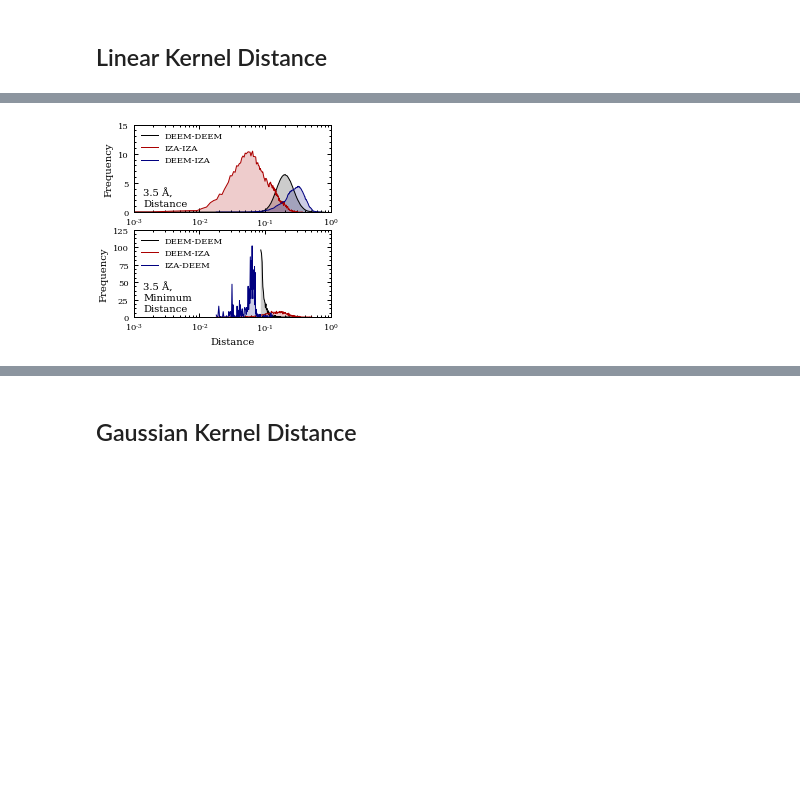
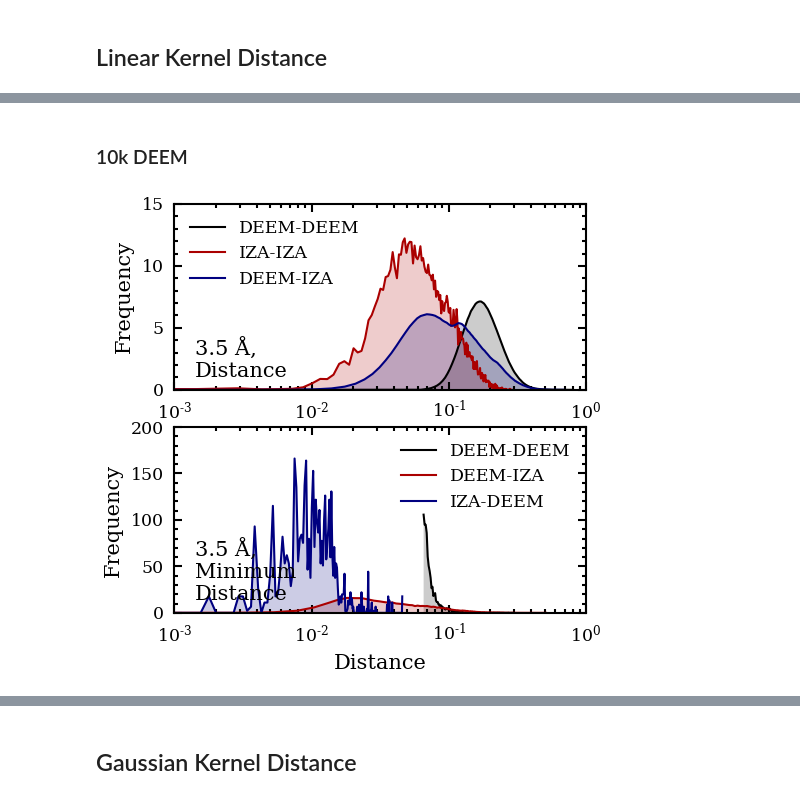
Before and after one commit to bhelfrecht/zeolites_iza-deem, a Jupyter notebook: Scripts/distanceHistograms.ipynb, the cells around one changed output, grey strips where cells are left out. Cells and saved outputs as stored; diff of their text form; code cells hidden in the pictures; blank space fills up the shorter version.

```diff
--- a/Scripts/distanceHistograms.ipynb
+++ b/Scripts/distanceHistograms.ipynb
@@ -80,13 +242,15 @@ plt.show()
+# %% [markdown]
+### 10k DEEM
 # %%
 # Load FPS-selected DEEM and IZA histograms, 3.5 A SOAP cutoff
 
-distDD = np.loadtxt('../Processed_Data/IZAonDEEM_10k/Histograms/SOAP/3.5/Linear/FPS/distAA.hist', unpack=True)
-distII = np.loadtxt('../Processed_Data/IZAonDEEM_10k/Histograms/SOAP/3.5/Linear/FPS/distBB.hist', unpack=True)
-distDI = np.loadtxt('../Processed_Data/IZAonDEEM_10k/Histograms/SOAP/3.5/Linear/FPS/distAB.hist', unpack=True)
+distDD = np.loadtxt('../Processed_Data/IZA_OPTonDEEM_10k/Histograms/SOAP/3.5/Linear/FPS/distAA.hist', unpack=True)
+distII = np.loadtxt('../Processed_Data/IZA_OPTonDEEM_10k/Histograms/SOAP/3.5/Linear/FPS/distBB.hist', unpack=True)
+distDI = np.loadtxt('../Processed_Data/IZA_OPTonDEEM_10k/Histograms/SOAP/3.5/Linear/FPS/distAB.hist', unpack=True)
 
-minDistDD = np.loadtxt('../Processed_Data/IZAonDEEM_10k/Histograms/SOAP/3.5/Linear/FPS/minDistAA.hist', unpack=True)
-minDistDI = np.loadtxt('../Processed_Data/IZAonDEEM_10k/Histograms/SOAP/3.5/Linear/FPS/minDistAB.hist', unpack=True)
-minDistID = np.loadtxt('../Processed_Data/IZAonDEEM_10k/Histograms/SOAP/3.5/Linear/FPS/minDistBA.hist', unpack=True)
+minDistDD = np.loadtxt('../Processed_Data/IZA_OPTonDEEM_10k/Histograms/SOAP/3.5/Linear/FPS/minDistAA.hist', unpack=True)
+minDistDI = np.loadtxt('../Processed_Data/IZA_OPTonDEEM_10k/Histograms/SOAP/3.5/Linear/FPS/minDistAB.hist', unpack=True)
+minDistID = np.loadtxt('../Processed_Data/IZA_OPTonDEEM_10k/Histograms/SOAP/3.5/Linear/FPS/minDistBA.hist', unpack=True)
 
 figHist = plt.figure(figsize=(3.54, 3.54))
 axsDist = figHist.add_subplot(2, 1, 1)
@@ -98,37 +262,38 @@ for i in [axsDist, axsMinDist]:
 axsMinDist.set_xlabel('Distance')
 axsDist.set_ylim([0.0, 15.0])
 axsDist.set_xlim([0.001, 1.0])
-axsMinDist.set_ylim([0.0, 125.0])
+axsMinDist.set_ylim([0.0, 200.0])
 axsMinDist.set_xlim([0.001, 1.0])
 axsMinDist.set_xscale('log')
 axsDist.set_xscale('log')
 
 axsDist.plot(distDD[0], distDD[1], label='DEEM-DEEM')
 axsDist.plot(distII[0], distII[1], label='IZA-IZA')
 axsDist.plot(distDI[0], distDI[1], label='DEEM-IZA')
 axsDist.fill_between(distDD[0], distDD[1], alpha=0.2)
 axsDist.fill_between(distII[0], distII[1], alpha=0.2)
 axsDist.fill_between(distDI[0], distDI[1], alpha=0.2)
 axsDist.text(0.05, 0.05, u'3.5 \u00c5,\nDistance', horizontalalignment='left', verticalalignment='bottom',
              transform=axsDist.transAxes, fontsize='medium')
 
 axsMinDist.plot(minDistDD[0], minDistDD[1], label='DEEM-DEEM')
 axsMinDist.plot(minDistDI[0], minDistDI[1], label='DEEM-IZA')
 axsMinDist.plot(minDistID[0], minDistID[1], label='IZA-DEEM')
 axsMinDist.fill_between(minDistDD[0], minDistDD[1], alpha=0.2)
 axsMinDist.fill_between(minDistDI[0], minDistDI[1], alpha=0.2)
 axsMinDist.fill_between(minDistID[0], minDistID[1], alpha=0.2)
 axsMinDist.text(0.05, 0.05, u'3.5 \u00c5, \nMinimum\nDistance', horizontalalignment='left', verticalalignment='bottom',
                 transform=axsMinDist.transAxes, fontsize='medium')
 
 
 axsDist.legend(frameon=False)
 axsMinDist.legend(frameon=False)
 
+figHist.savefig('../Results/DEEM_10k/distances_3.5_linear_FPS.pdf', bbox_inches='tight')
 figHist.savefig('../Results/DEEM_10k/distances_3.5_linear_FPS.png', bbox_inches='tight')
 plt.show()
 # %% [output]
-[figure, old version]
+[figure, new version]
 # %%
 # Load FPS-selected DEEM and IZA histograms, 6.0 A SOAP cutoff
 
```
Also changed, not shown: parts of 38 cells of this notebook, 9 other files.
